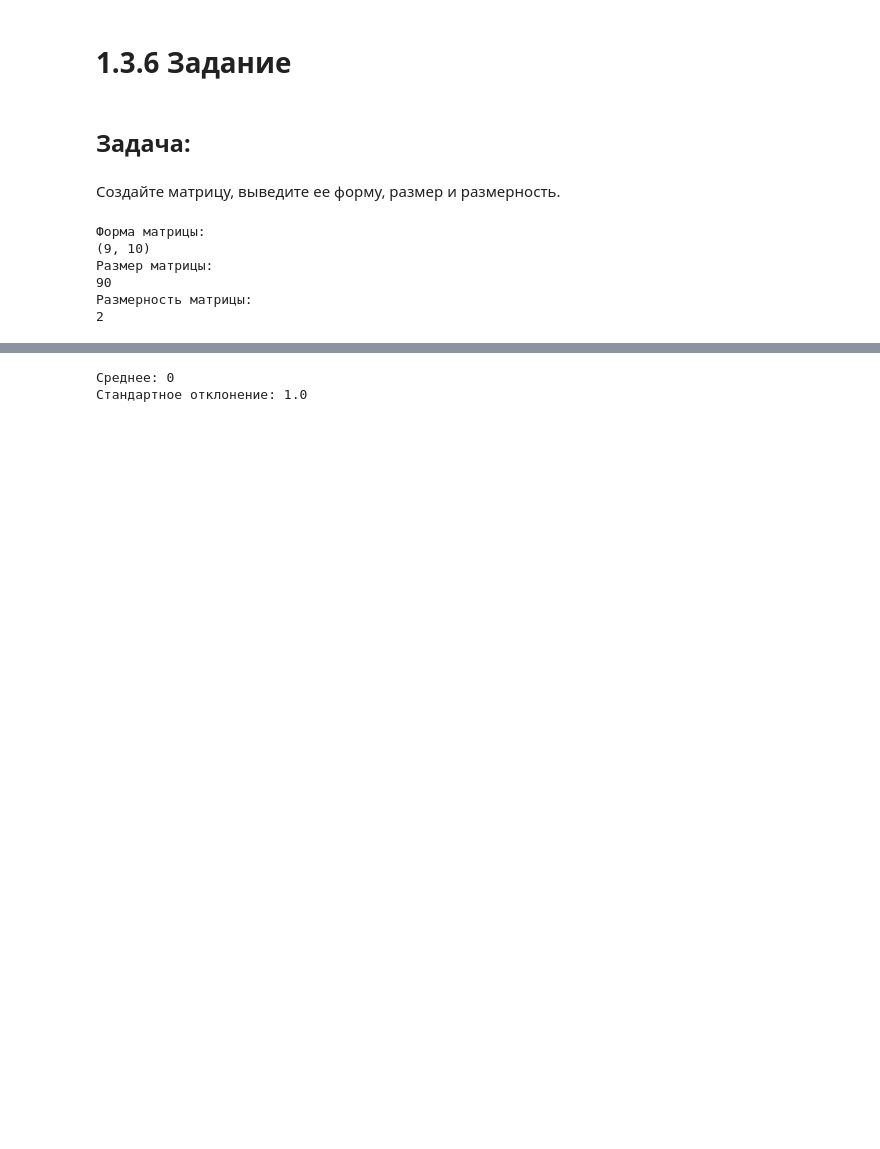
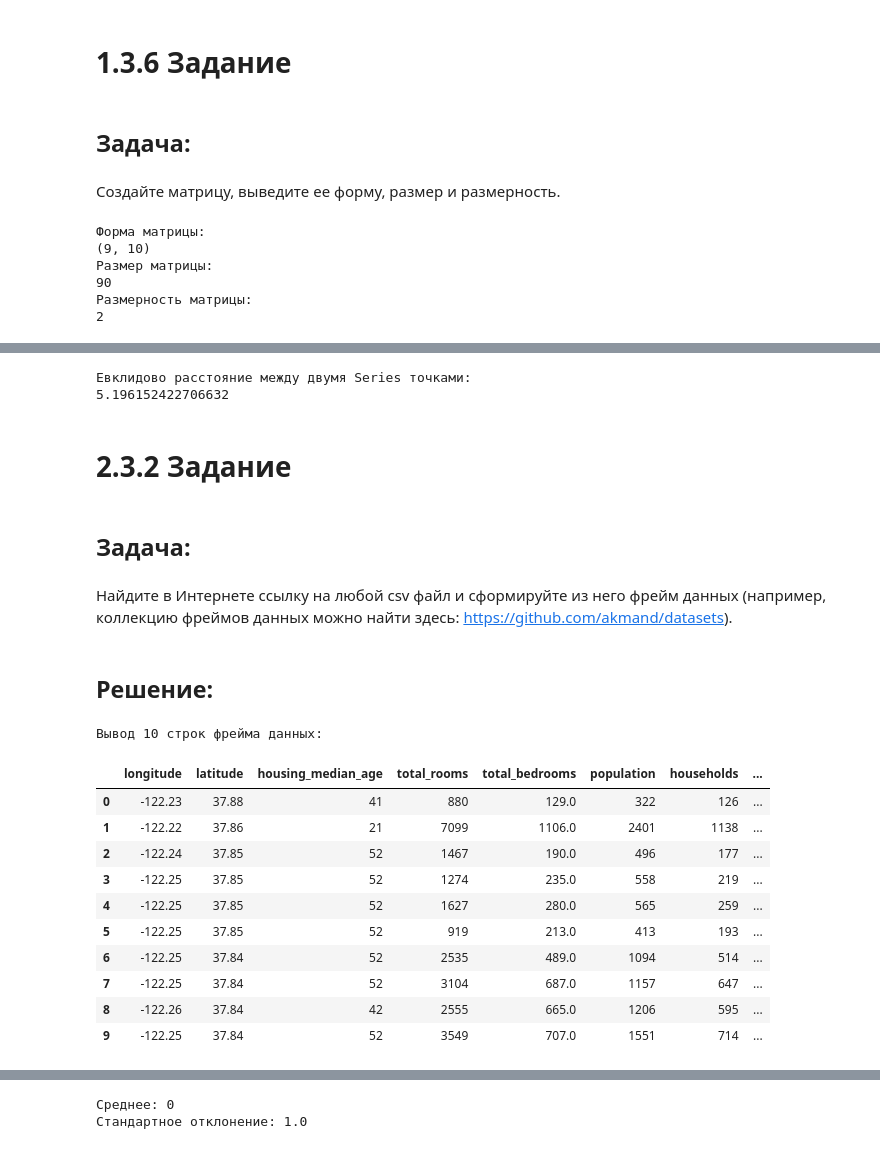
Before and after one commit to Kaz1deX/Artificial-intelligence-Mirea, a Jupyter notebook: Petrunin_M_Workbook2.ipynb, the cells around one changed output, grey strips where cells are left out. Cells and saved outputs as stored; diff of their text form; code cells hidden in the pictures; blank space fills up the shorter version.

```diff
--- a/Petrunin_M_Workbook2.ipynb
+++ b/Petrunin_M_Workbook2.ipynb
@@ -697,0 +590,39 @@ array([[-0.76058269],
+# %%
+import pandas as pd
+
+point_1 = pd.Series([1, 2, 3])
+point_2 = pd.Series([4, 5, 6])
+
+print("Евклидово расстояние между двумя Series точками:")
+print((sum((point_1-point_2)**2))**(1/2))
+# %% [output]
+Евклидово расстояние между двумя Series точками:
+5.196152422706632
+# %% [markdown]
+# 2.3.2 Задание
+# %% [markdown]
+## Задача:
+# %% [markdown]
+Найдите в Интернете ссылку на любой csv файл и сформируйте из него фрейм данных (например, коллекцию фреймов данных можно найти здесь: https://github.com/akmand/datasets).
+# %% [markdown]
+## Решение:
+# %%
+import pandas as pd
+
+url2 = "https://raw.githubusercontent.com/akmand/datasets/main/california_housing.csv"
+dataframe2 = pd.read_csv(url2)
+print("Вывод 10 строк фрейма данных:")
+dataframe2.head(10)
+# %% [output]
+Вывод 10 строк фрейма данных:
+|  | longitude | latitude | housing_median_age | total_rooms | total_bedrooms | population | households | ... |
+| 0 | -122.23 | 37.88 | 41 | 880 | 129.0 | 322 | 126 | ... |
+| 1 | -122.22 | 37.86 | 21 | 7099 | 1106.0 | 2401 | 1138 | ... |
+| 2 | -122.24 | 37.85 | 52 | 1467 | 190.0 | 496 | 177 | ... |
+| 3 | -122.25 | 37.85 | 52 | 1274 | 235.0 | 558 | 219 | ... |
+| 4 | -122.25 | 37.85 | 52 | 1627 | 280.0 | 565 | 259 | ... |
+| 5 | -122.25 | 37.85 | 52 | 919 | 213.0 | 413 | 193 | ... |
+| 6 | -122.25 | 37.84 | 52 | 2535 | 489.0 | 1094 | 514 | ... |
+| 7 | -122.25 | 37.84 | 52 | 3104 | 687.0 | 1157 | 647 | ... |
+| 8 | -122.26 | 37.84 | 42 | 2555 | 665.0 | 1206 | 595 | ... |
+| 9 | -122.25 | 37.84 | 52 | 3549 | 707.0 | 1551 | 714 | ... |
```
Also changed, not shown: parts of 106 cells of this notebook.
